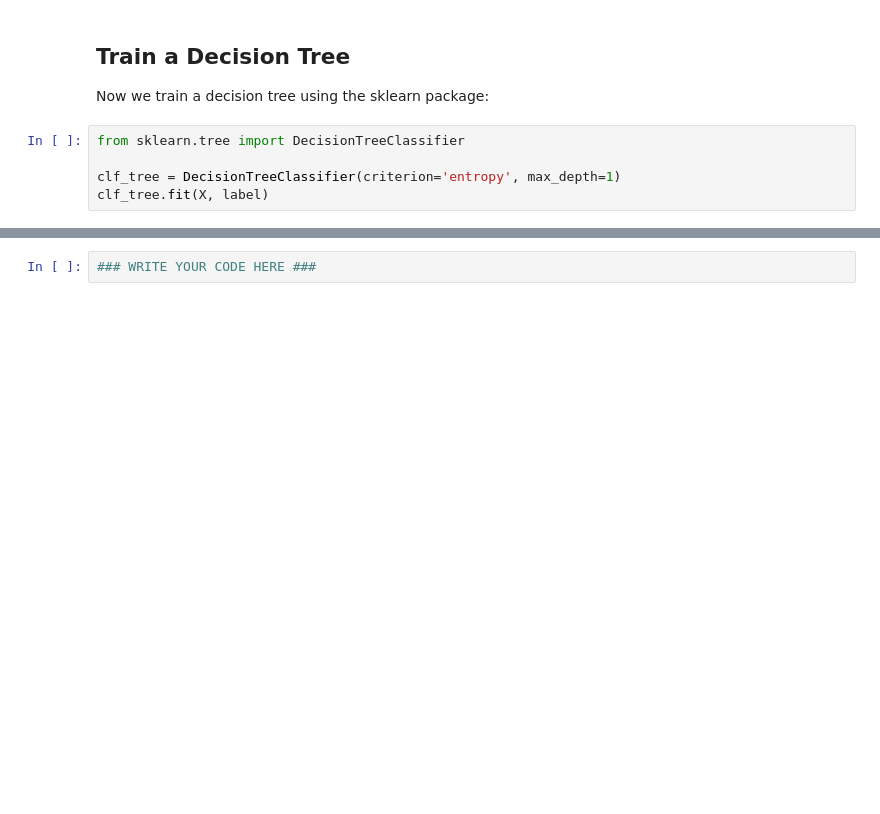
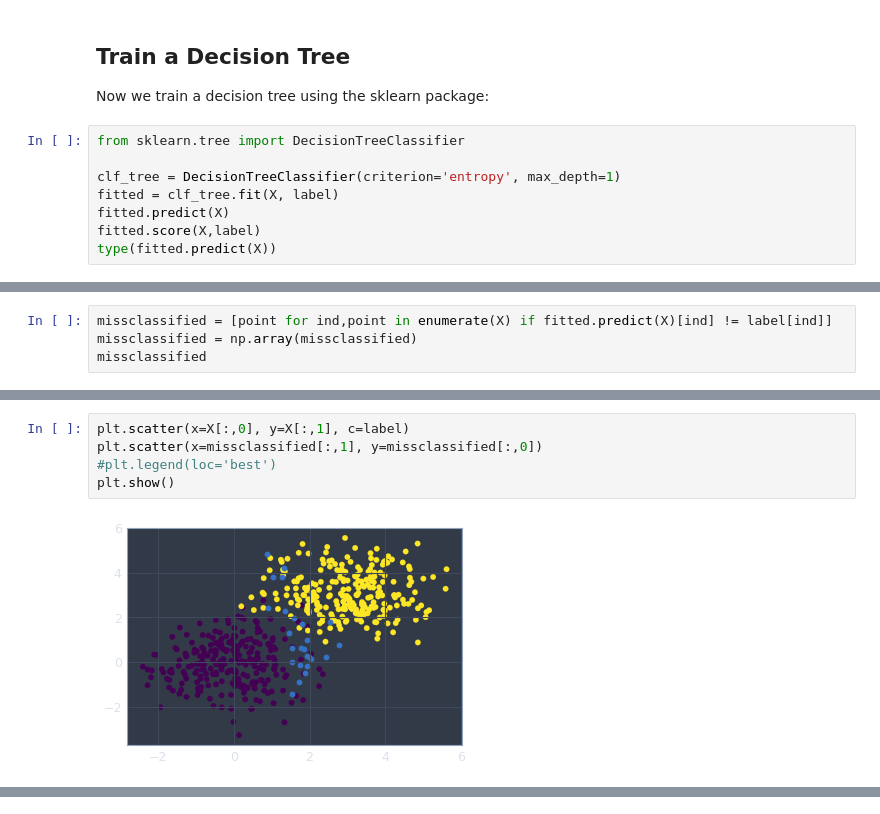
Before and after one commit to alyonavyshnevska/intelligent_data_analysis, a Jupyter notebook: Lab04_Deciscion_Trees/Decision_Trees.ipynb, the cells around one changed output, grey strips where cells are left out. Cells and saved outputs as stored; diff of their text form; blank space fills up the shorter version.

```diff
--- a/Lab04_Deciscion_Trees/Decision_Trees.ipynb
+++ b/Lab04_Deciscion_Trees/Decision_Trees.ipynb
@@ -103,4 +144,7 @@ Now we train a decision tree using the sklearn package:
 from sklearn.tree import DecisionTreeClassifier
 
 clf_tree = DecisionTreeClassifier(criterion='entropy', max_depth=1)
-clf_tree.fit(X, label)
+fitted = clf_tree.fit(X, label)
+fitted.predict(X)
+fitted.score(X,label)
+type(fitted.predict(X))
@@ -106,0 +153,4 @@ clf_tree.fit(X, label)
+# %%
+missclassified = [point for ind,point in enumerate(X) if fitted.predict(X)[ind] != label[ind]]
+missclassified = np.array(missclassified)
+missclassified
@@ -107,7 +175,12 @@ clf_tree.fit(X, label)
+# %%
+plt.scatter(x=X[:,0], y=X[:,1], c=label)
+plt.scatter(x=missclassified[:,1], y=missclassified[:,0])
+#plt.legend(loc='best')
+plt.show()
+# %% [output]
+[figure, added]
 # %% [markdown]
 <b>Exercise 6:</b>
 * Calculate the predictions for all instances from the training set (use the function predict). Which instances are misclassified? Create a plot that shows which instances are correctly classified and which instances are misclassified. This figure should look like this:
 <img src="figures/dec.png" width="600"/>
 * Can you find learning parameter for the decision tree classifier (max_depth,min_samples_leaf,max_leaf_nodes,...) to get a classifier that classifies all instances correctly?
-# %%
-### WRITE YOUR CODE HERE ###
```
Also changed, not shown: parts of 16 cells of this notebook.
